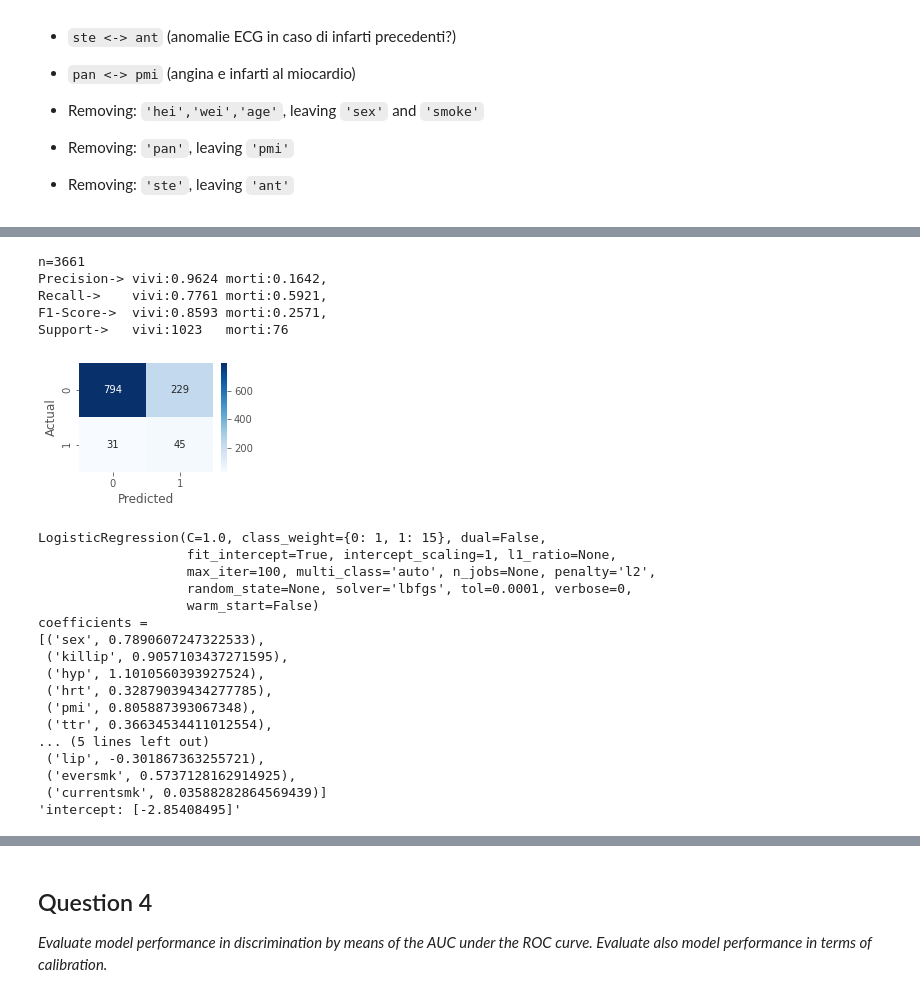
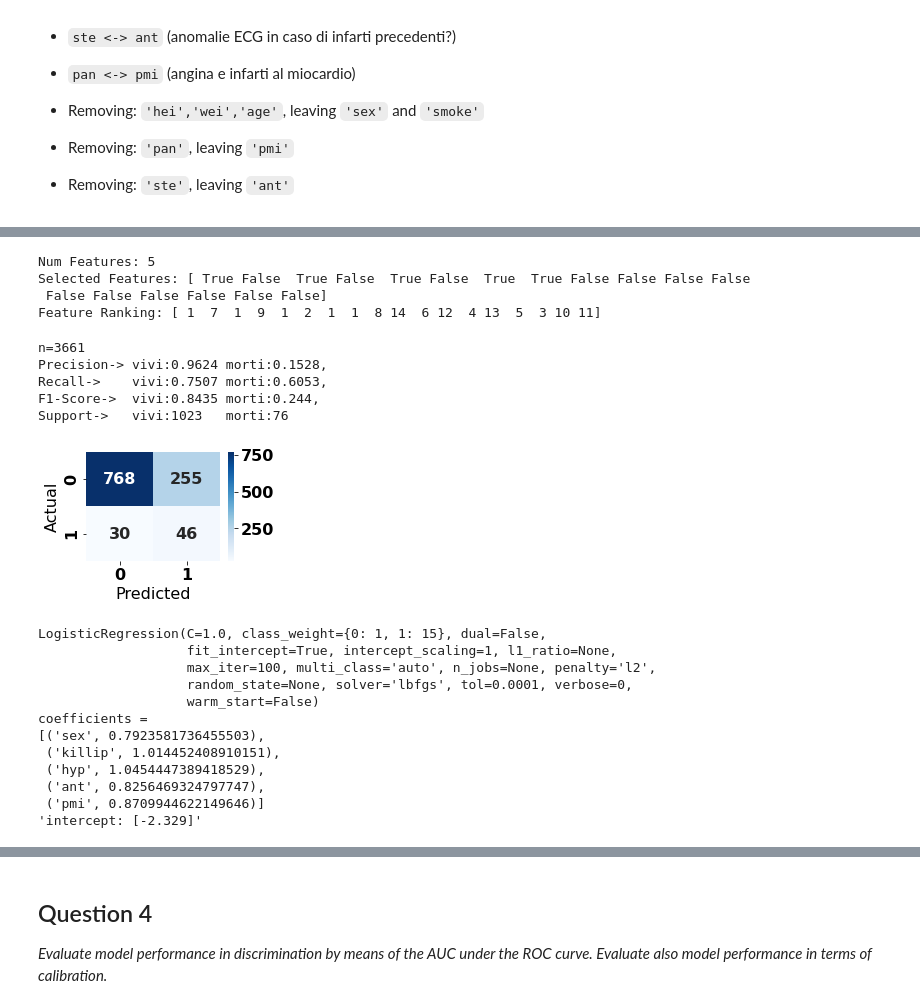
Before and after one commit to andrealorenzon/health_data_analytics, a Jupyter notebook: GUSTO/GUSTO.ipynb, the cells around one changed output, grey strips where cells are left out. Saved outputs shown, nothing was run; the diff lists cells and outputs as text; code cells hidden in the pictures.

```diff
--- a/GUSTO/GUSTO.ipynb
+++ b/GUSTO/GUSTO.ipynb
@@ -435,0 +478,17 @@ coefficients =
+# %%
+# Feature Extraction with Recurrent Feature Extraction
+
+from sklearn.feature_selection import RFE
+from sklearn.linear_model import LogisticRegression
+# feature extraction
+model = LogisticRegression(solver='lbfgs')
+rfe = RFE(model,n_features_to_select=5, step=1)
+fit = rfe.fit(X1, y)
+print("Num Features: %d" % fit.n_features_)
+print("Selected Features: %s" % fit.support_)
+print("Feature Ranking: %s" % fit.ranking_)
+# %% [output]
+Num Features: 5
+Selected Features: [ True False  True False  True False  True  True False False False False
+ False False False False False False]
+Feature Ranking: [ 1  7  1  9  1  2  1  1  8 14  6 12  4 13  5  3 10 11]
@@ -436,37 +497,32 @@ coefficients =
 # %%
 # pruned model
-covar = ['sex', 'killip', 'hyp', 'hrt', 'pmi',
-         'ttr','ant','dia', 'hrt', 'fam', 'htn',
-         'lip', 'eversmk', 'currentsmk']
 
-prunedModel, X2, y2 = LR(covar)
+selectedCovar=['sex','killip','hyp','ant','pmi']
+
+
+prunedModel, X2, y2 = LR(selectedCovar)
 print(prunedModel)
 
 
 print("coefficients =")
-pprint(list(zip(covar,prunedModel.coef_.tolist()[0])))
+pprint(list(zip(selectedCovar,prunedModel.coef_.tolist()[0])))
 pprint("intercept: {}".format(prunedModel.intercept_))
 # %% [output]
 n=3661
-Precision-> vivi:0.9624 morti:0.1642,
-Recall->    vivi:0.7761 morti:0.5921,
-F1-Score->  vivi:0.8593 morti:0.2571,
+Precision-> vivi:0.9624 morti:0.1528,
+Recall->    vivi:0.7507 morti:0.6053,
+F1-Score->  vivi:0.8435 morti:0.244,
 Support->   vivi:1023   morti:76
-[figure, old version]
+[figure, new version]
 LogisticRegression(C=1.0, class_weight={0: 1, 1: 15}, dual=False,
                    fit_intercept=True, intercept_scaling=1, l1_ratio=None,
                    max_iter=100, multi_class='auto', n_jobs=None, penalty='l2',
                    random_state=None, solver='lbfgs', tol=0.0001, verbose=0,
                    warm_start=False)
 coefficients =
-[('sex', 0.7890607247322533),
- ('killip', 0.9057103437271595),
- ('hyp', 1.1010560393927524),
- ('hrt', 0.32879039434277785),
- ('pmi', 0.805887393067348),
- ('ttr', 0.36634534411012554),
-... (5 lines left out)
- ('lip', -0.301867363255721),
- ('eversmk', 0.5737128162914925),
- ('currentsmk', 0.03588282864569439)]
-'intercept: [-2.85408495]'
+[('sex', 0.7923581736455503),
+ ('killip', 1.014452408910151),
+ ('hyp', 1.0454447389418529),
+ ('ant', 0.8256469324797747),
+ ('pmi', 0.8709944622149646)]
+'intercept: [-2.329]'
```
Also changed, not shown: parts of 32 cells of this notebook.
